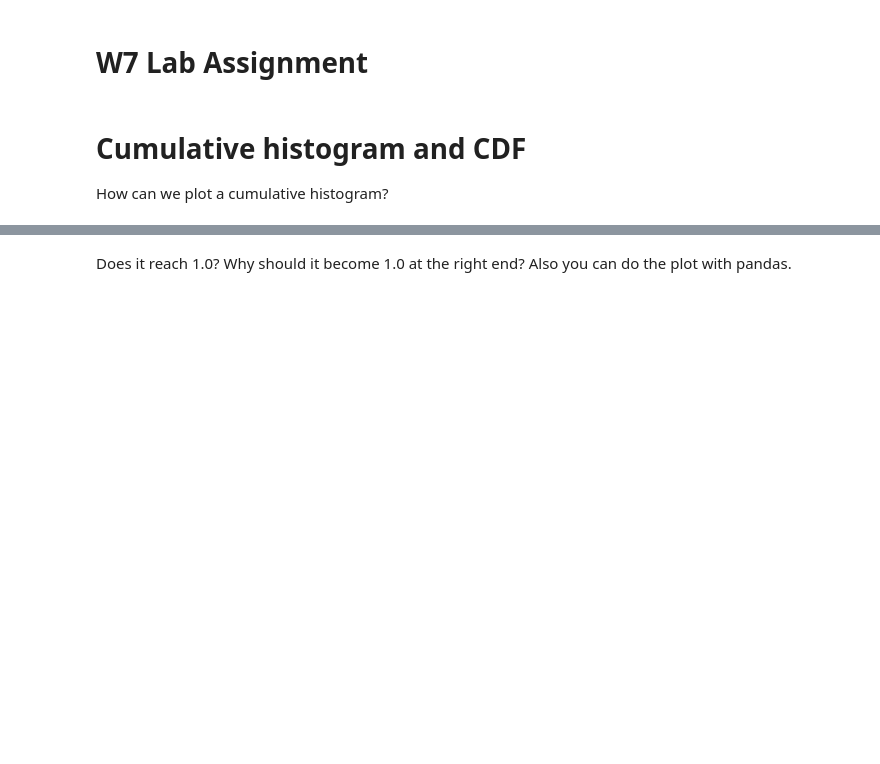
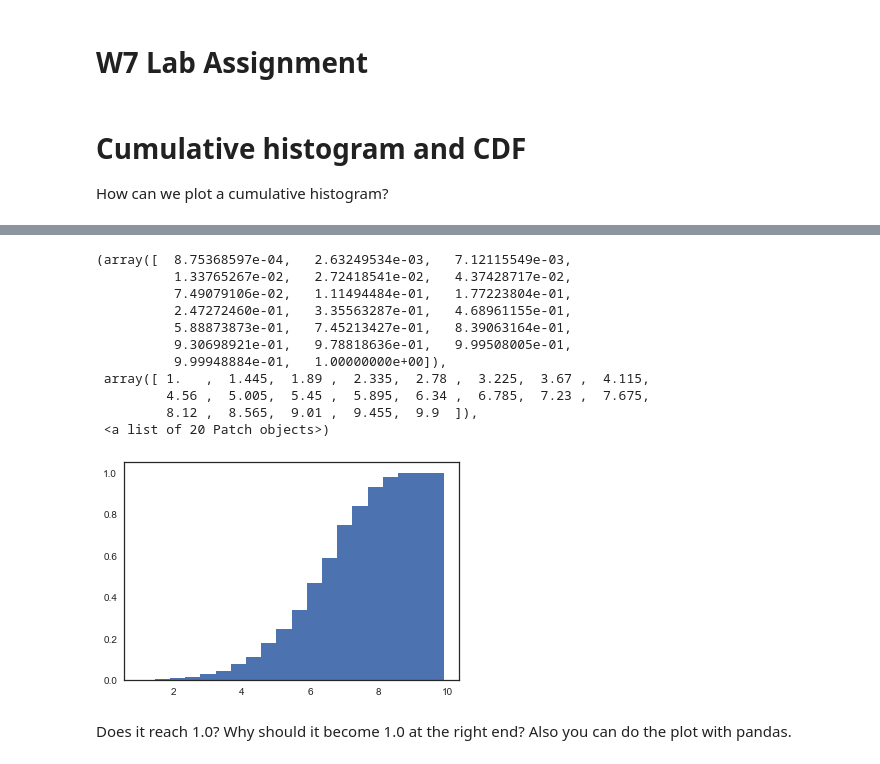
Before and after one commit to muftring/iu-datavis, a Jupyter notebook: week-07/w07_lab_uftring_michael.ipynb, the cells around one changed output, grey strips where cells are left out. Saved outputs shown, nothing was run; the diff lists cells and outputs as text; code cells hidden in the pictures; blank space fills up the shorter version.

```diff
--- a/week-07/w07_lab_uftring_michael.ipynb
+++ b/week-07/w07_lab_uftring_michael.ipynb
@@ -20,5 +35,19 @@ How can we plot a cumulative histogram?
 # %%
-# TODO: same histogram, but with normalization
+# same histogram, but with normalization
+plt.hist(df['Rating'], bins=20, cumulative=True, normed=True)
+# %% [output]
+(array([  8.75368597e-04,   2.63249534e-03,   7.12115549e-03,
+          1.33765267e-02,   2.72418541e-02,   4.37428717e-02,
+          7.49079106e-02,   1.11494484e-01,   1.77223804e-01,
+          2.47272460e-01,   3.35563287e-01,   4.68961155e-01,
+          5.88873873e-01,   7.45213427e-01,   8.39063164e-01,
+          9.30698921e-01,   9.78818636e-01,   9.99508005e-01,
+          9.99948884e-01,   1.00000000e+00]),
+ array([ 1.   ,  1.445,  1.89 ,  2.335,  2.78 ,  3.225,  3.67 ,  4.115,
+         4.56 ,  5.005,  5.45 ,  5.895,  6.34 ,  6.785,  7.23 ,  7.675,
+         8.12 ,  8.565,  9.01 ,  9.455,  9.9  ]),
+ <a list of 20 Patch objects>)
+[figure, added]
 # %% [markdown]
 Does it reach 1.0? Why should it become 1.0 at the right end? Also you can do the plot with pandas.
 # %%
```
Also changed, not shown: parts of 8 cells of this notebook.
